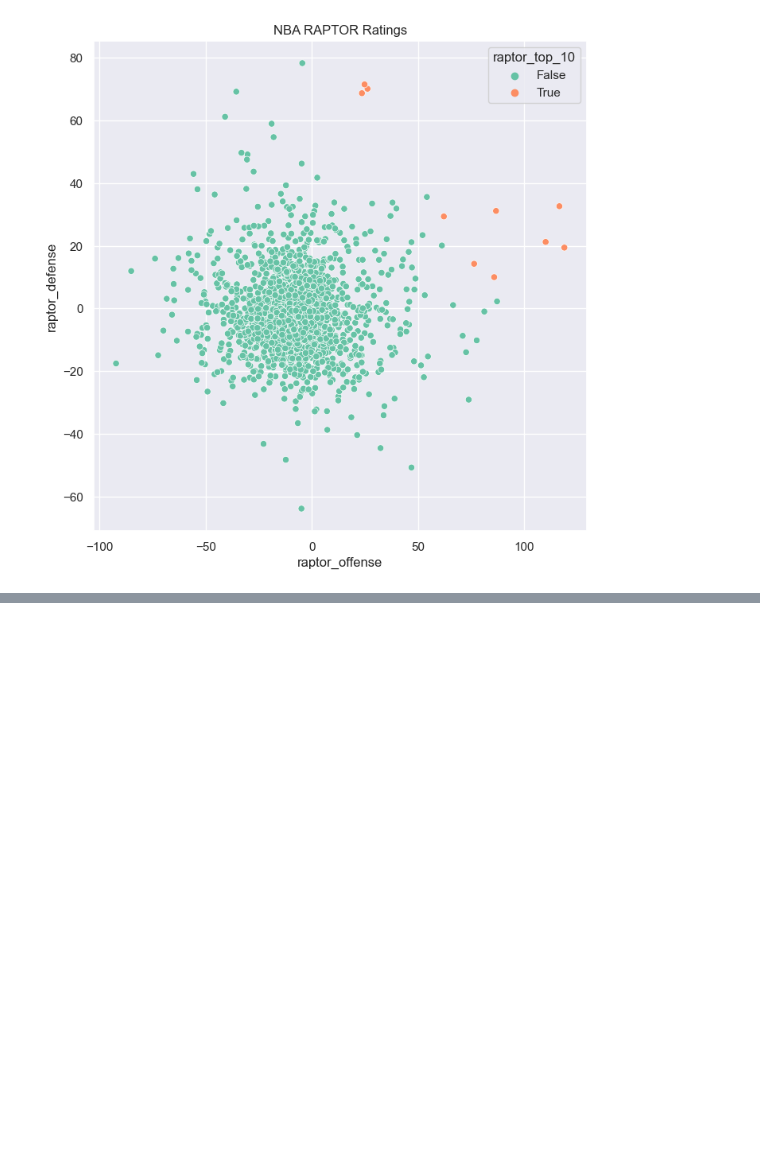
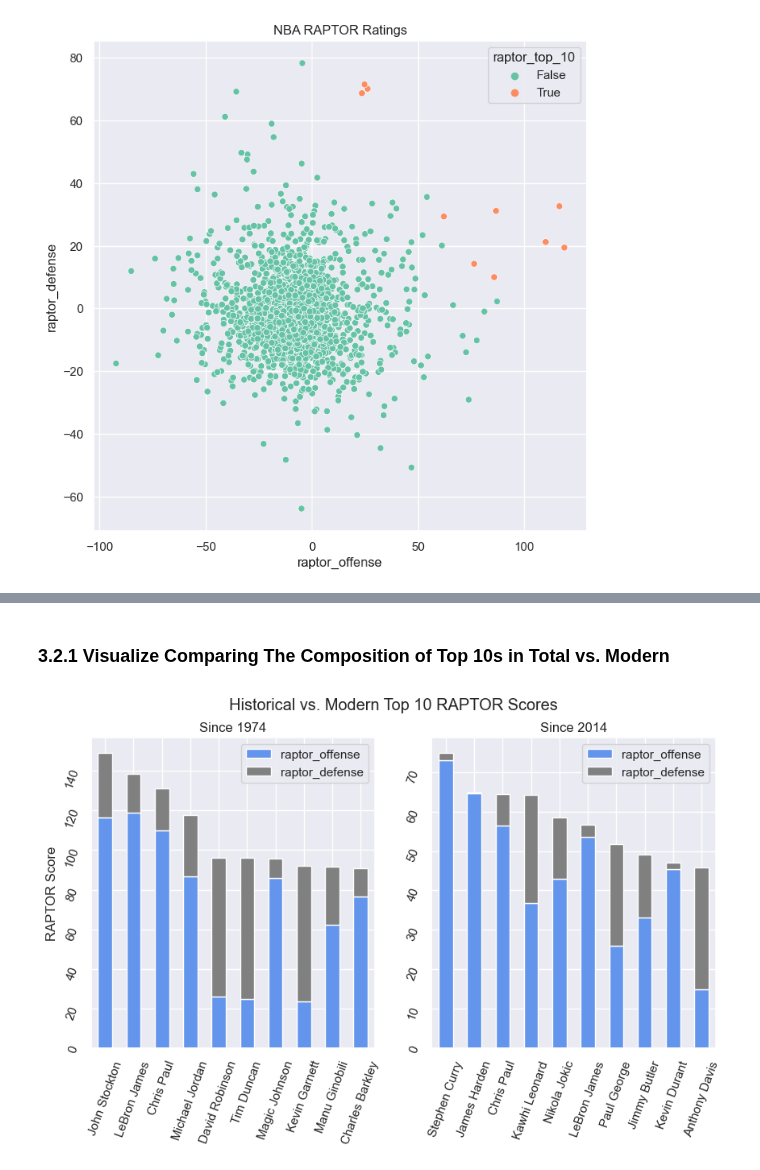
Before and after one commit to BrettlyCD/data538-nba, a Jupyter notebook: viz.ipynb, the cells around one changed output, grey strips where cells are left out. Saved outputs shown, nothing was run; the diff lists cells and outputs as text; code cells hidden in the pictures; blank space fills up the shorter version.

```diff
--- a/viz.ipynb
+++ b/viz.ipynb
@@ -228,0 +299,3 @@ There are more in the top 10 that are outliers in terms of better total offense,
+# %%
+#Create a goupby dataframe, summing up career WAR and RAPTOR. This time we won't count the seasons since we won't visualize it.
+mod_totals = modern.groupby('player_name')[['raptor_offense','raptor_defense','raptor_total','poss']].agg([np.sum]).droplevel(1, axis=1)
@@ -228,0 +312,9 @@ There are more in the top 10 that are outliers in terms of better total offense,
+# %%
+#This modern dataset has full possesion data and some players with low # of possesions so let's filter down to only players with 1000 possesions
+
+mod_totals = mod_totals[mod_totals['poss'] >= 1000]
+# %%
+#filter down to the top 10 since 2014
+modern_10 = mod_totals.sort_values(by='raptor_total', ascending=False).head(10).reset_index(drop=False)
+
+modern_10
@@ -228,0 +333,26 @@ There are more in the top 10 that are outliers in terms of better total offense,
+# %% [markdown]
+### 3.2.1 Visualize Comparing The Composition of Top 10s in Total vs. Modern
+# %%
+#create the subsetting dfs
+historical_df = raptor_10[['player_name','raptor_offense','raptor_defense']].set_index('player_name')
+modern_df = modern_10[['player_name','raptor_offense','raptor_defense']].set_index('player_name')
+# %%
+fig, (ax1, ax2) = plt.subplots(1,2, sharey=False) #not comparing totals, just composition, so not worried about scale
+fig.set_size_inches(10, 5, forward=True)# set graph size
+plt.subplots_adjust(wspace=0.2) #create space for labels between graphs
+
+historical_df.plot(ax=ax1, kind='bar', stacked=True, color=['cornflowerblue','grey'])
+modern_df.plot(ax=ax2, kind='bar', stacked=True, color=['cornflowerblue','grey'])
+
+fig.suptitle('Historical vs. Modern Top 10 RAPTOR Scores') #set overall title
+ax1.set_title('Since 1974')
+ax2.set_title('Since 2014')
+ax1.set_ylabel('RAPTOR Score')
+ax1.set_xlabel(None)
+ax2.set_xlabel(None)
+ax1.tick_params(rotation=70)
+ax2.tick_params(rotation=70)
+
+plt.show()
+# %% [output]
+[figure, added]
```
Also changed, not shown: parts of 13 cells of this notebook.
